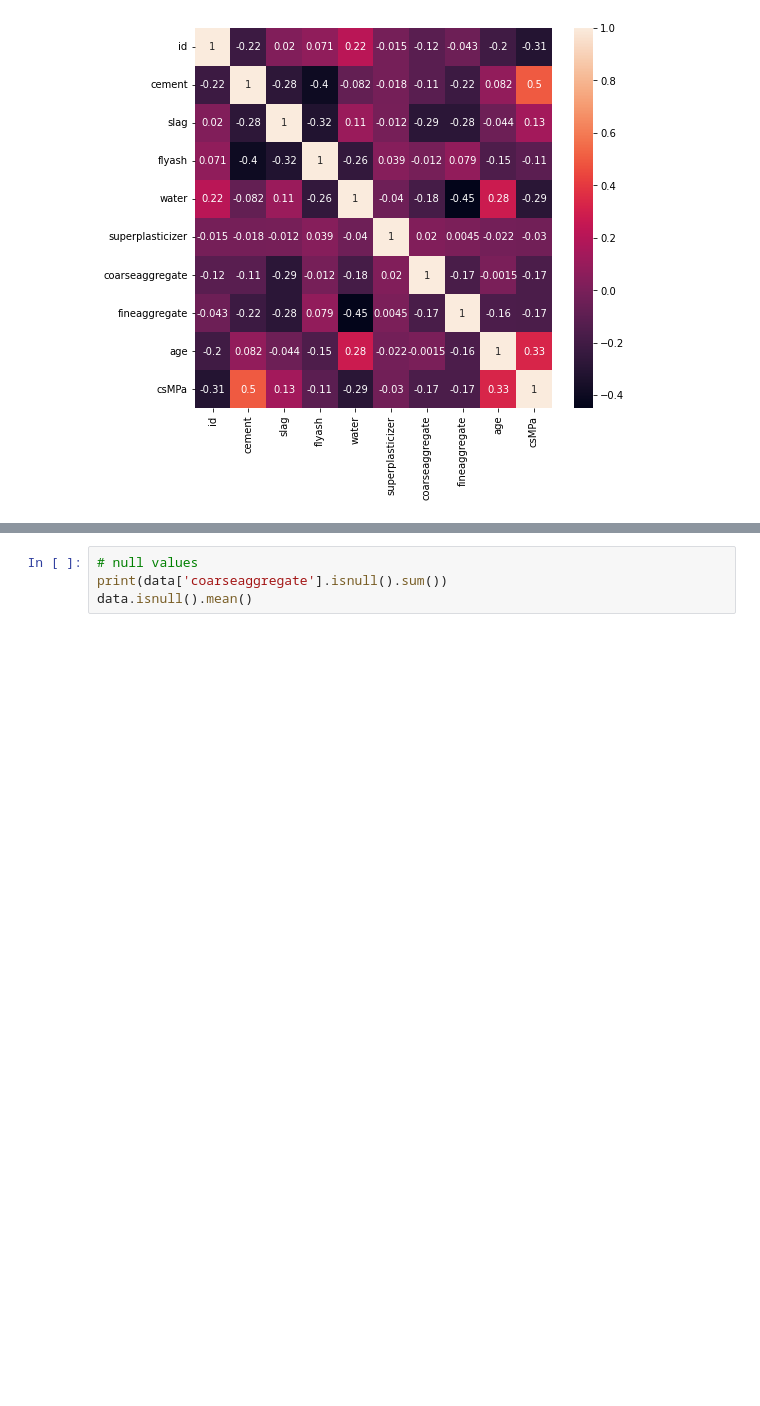
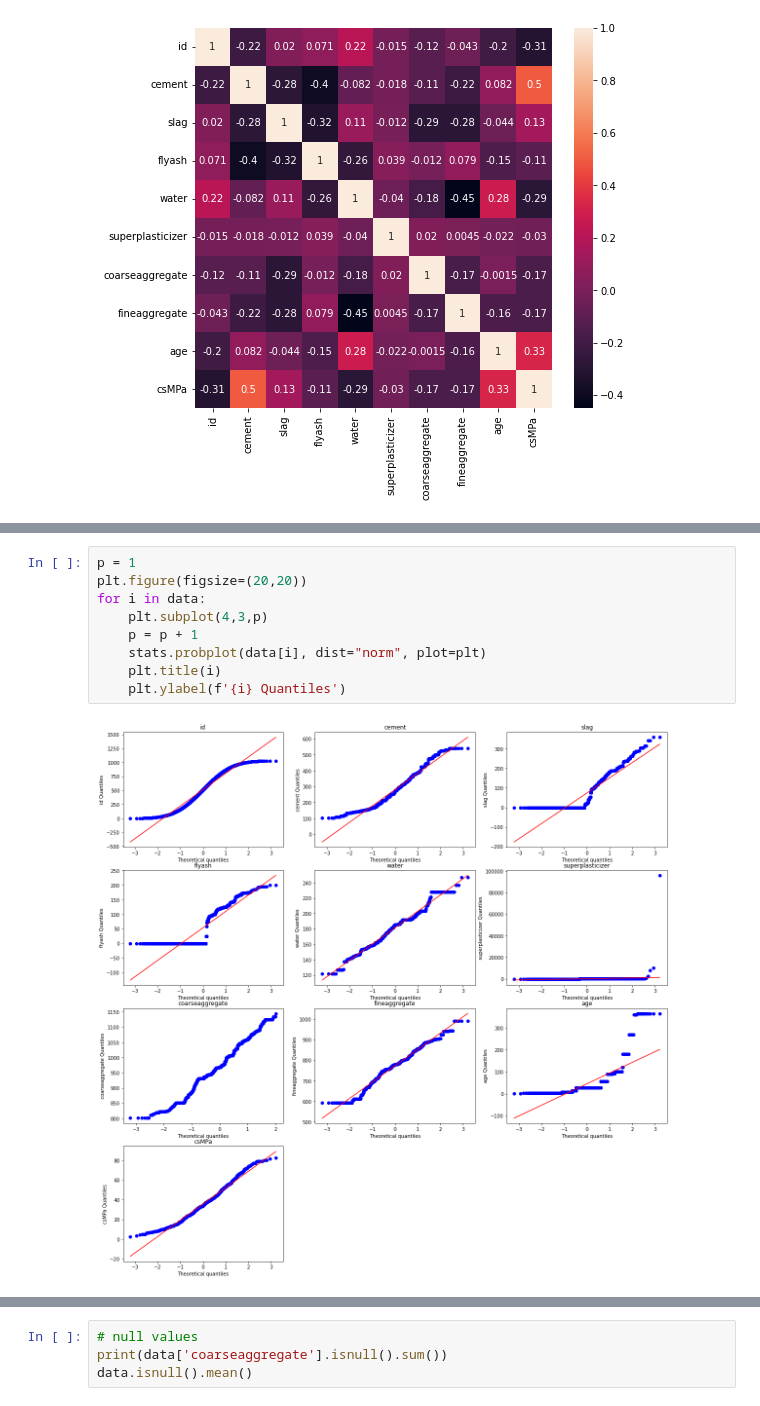
Before and after one commit to GabrielVargasR/University-Artificial-Intelligence, a Jupyter notebook: TC3 - Regression and Feature Engineering/2021-2-Trabajo Practico_03.ipynb, the cells around one changed output, grey strips where cells are left out. Cells and saved outputs as stored; diff of their text form; blank space fills up the shorter version.

```diff
--- a/TC3 - Regression and Feature Engineering/2021-2-Trabajo Practico_03.ipynb
+++ b/TC3 - Regression and Feature Engineering/2021-2-Trabajo Practico_03.ipynb
@@ -94,0 +107,11 @@ plt.show()
+# %%
+p = 1
+plt.figure(figsize=(20,20))
+for i in data:
+    plt.subplot(4,3,p)
+    p = p + 1
+    stats.probplot(data[i], dist="norm", plot=plt)
+    plt.title(i)
+    plt.ylabel(f'{i} Quantiles')
+# %% [output]
+[figure, added]
```
Also changed, not shown: parts of 15 cells of this notebook.
